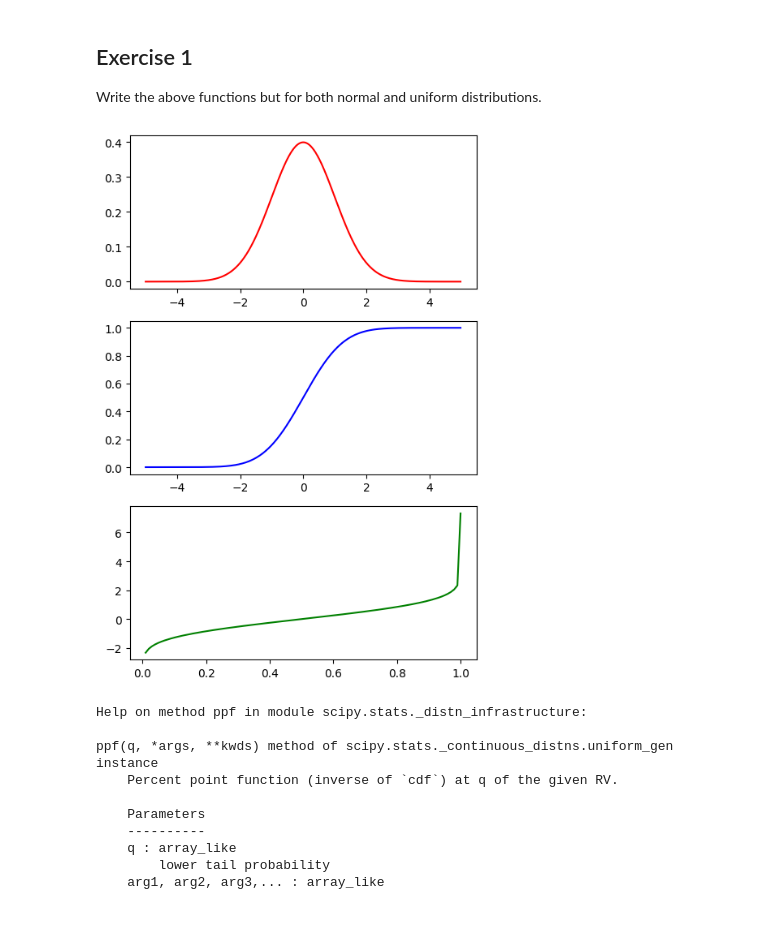
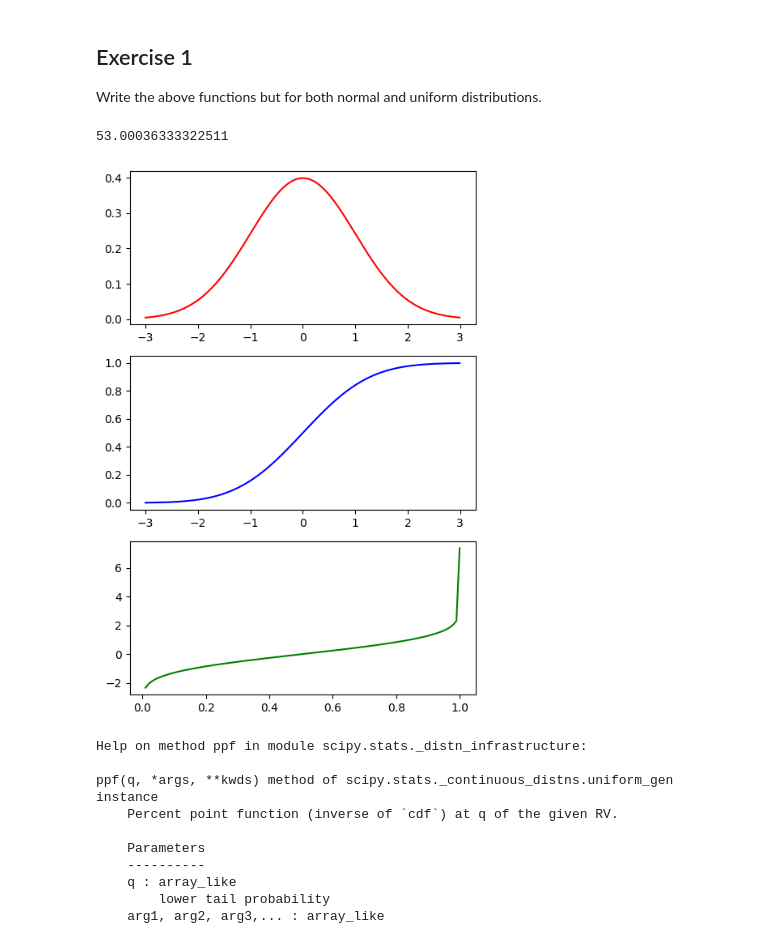
Before and after one commit to jronald88/probability-distribution-exercises-project-with-python, a Jupyter notebook: notebook/problems.ipynb, the cells around one changed output. Cells and saved outputs as stored; diff of their text form; code cells hidden in the pictures.

```diff
--- a/notebook/problems.ipynb
+++ b/notebook/problems.ipynb
@@ -119,34 +119,37 @@ def qnorm(p, mu = 0, sigma = 1): #given this is an inverse function, input param
     result = norm.ppf(q = p, loc = mu, scale = sigma)
     return result
 #help(norm)
+print(qnorm(0.7734,50,4))
+# %% [output]
+53.00036333322511
 # %%
 import matplotlib.pyplot as plt
 
 np.random.seed(42)
 
 mean = 0
 standard_dev = 1
-data = np.arange(-5,5,0.01) #all data stastically within 5 std of the mean
+data = np.arange(-3*standard_dev,3*standard_dev,0.01) #all data stastically within 5 std of the mean
 
 pdf = pnorm(data, mean, standard_dev)
 cdf = cnorm(data, mean, standard_dev)
 ppf = qnorm(data, mean, standard_dev)
 #rvs = rnorm(data, mean, standard_dev)
 
 fig, axis = plt.subplots(3, 1, figsize = (5, 7))
 
 axis[0].plot(data, pdf, "r-")
 axis[1].plot(data, cdf, "b-")
 axis[2].plot(data, ppf, "g-")
 #axis[3].stem(data, rvs, "y-")
 
 # Adjust the layout
 plt.tight_layout()
 
 # Show the plot
 plt.show()
 # %% [output]
-[figure, old version]
+[figure, new version]
 # %%
 from scipy.stats import uniform
 
```
